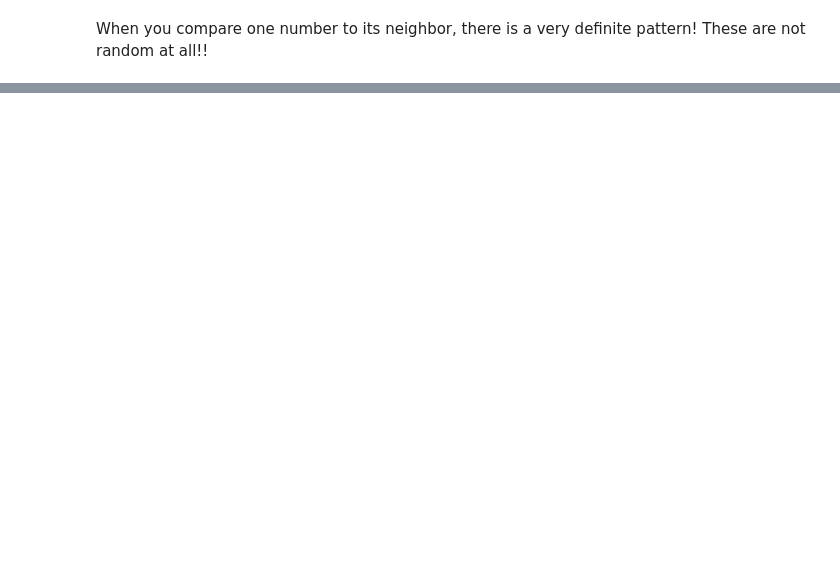
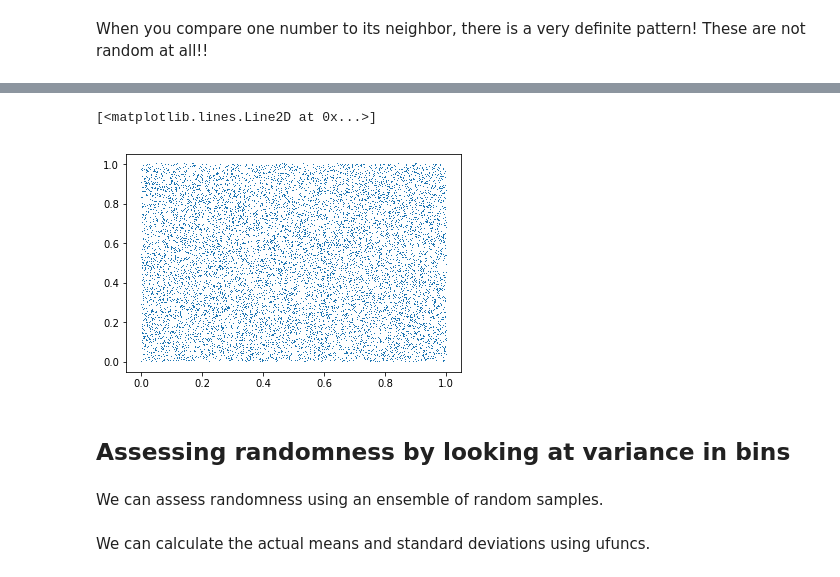
Before and after one commit to blanton144/computational, a Jupyter notebook: docs/notebooks/random.ipynb, the cells around one changed output, grey strips where cells are left out. Saved outputs shown, nothing was run; the diff lists cells and outputs as text; code cells hidden in the pictures; blank space fills up the shorter version.

```diff
--- a/docs/notebooks/random.ipynb
+++ b/docs/notebooks/random.ipynb
@@ -60,0 +67,14 @@ plt.plot(x[0:-2], x[1:-1], '.')
+# %%
+nrandom = 10
+x = np.zeros(nrandom, dtype=np.int64)
+M = np.int64(2**48)
+# "0o" is the prefix for a base-8 number in Python
+c = np.int64(0o13)
+a = np.int64(0o273673163155)
+# %%
+nrandom = 10000
+x = np.zeros(nrandom, dtype=np.int64)
+x[0] = 15
+for indx in np.arange(nrandom - 1):
+   x[indx + 1] = (x[indx] * a + c) % M
+x = np.float64(x) / np.float64(M)
@@ -60,0 +90,9 @@ plt.plot(x[0:-2], x[1:-1], '.')
+# %%
+plt.plot(x[0:-2], x[1:-1], ',')
+# %% [output]
+[<matplotlib.lines.Line2D at 0x...>]
+[figure, added]
+# %% [markdown]
+## Assessing randomness by looking at variance in bins
+# %% [markdown]
+We can assess randomness using an ensemble of random samples.
@@ -60,0 +111,2 @@ plt.plot(x[0:-2], x[1:-1], '.')
+# %% [markdown]
+We can calculate the actual means and standard deviations using ufuncs.
```
Also changed, not shown: parts of 53 cells of this notebook, 8 other files.
